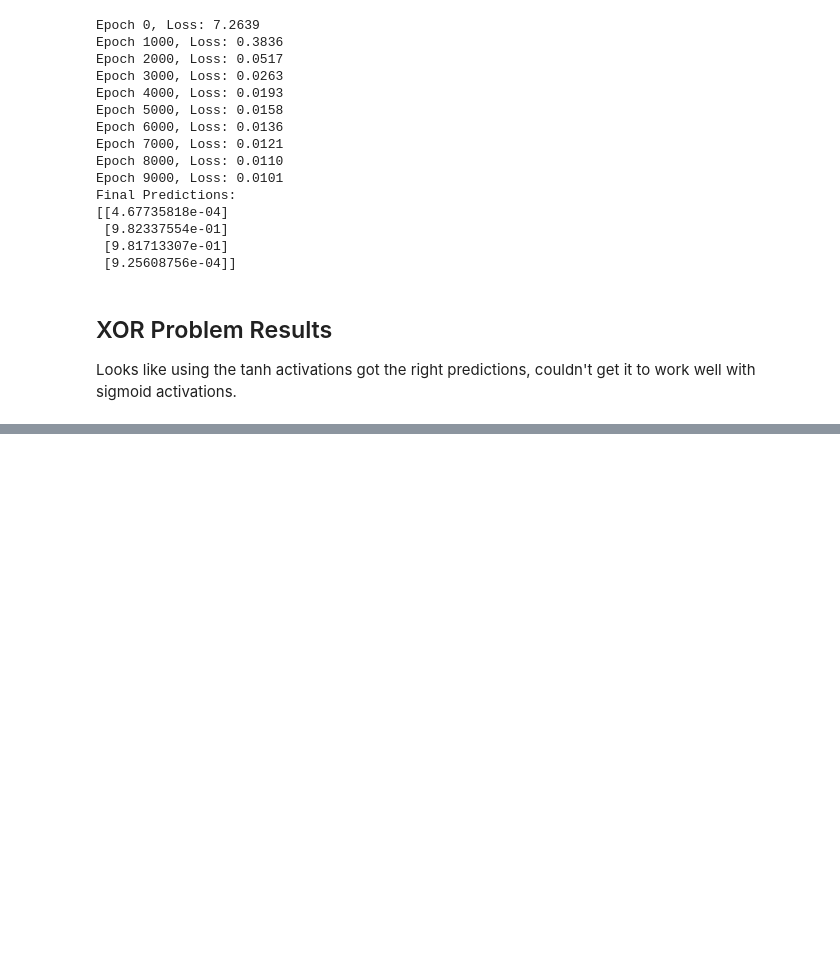
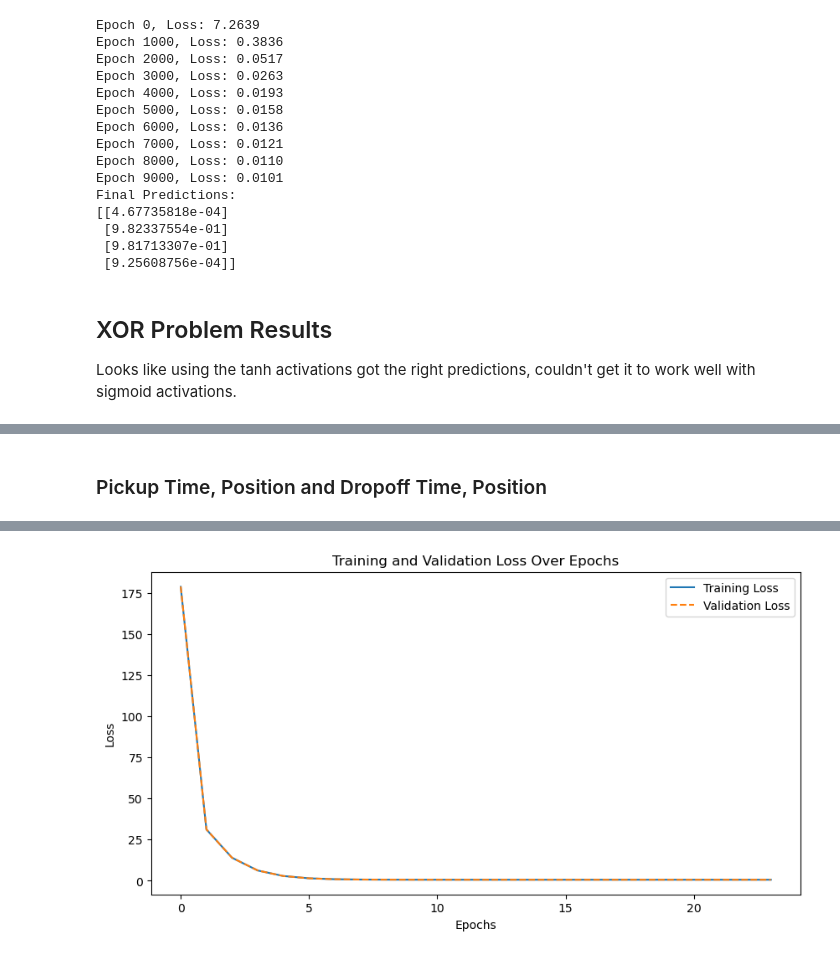
Before and after one commit to baileytnguyen/cse6363-assignment2, a Jupyter notebook: my_nn_library.ipynb, the cells around one changed output, grey strips where cells are left out. Saved outputs shown, nothing was run; the diff lists cells and outputs as text; code cells hidden in the pictures; blank space fills up the shorter version.

```diff
--- a/my_nn_library.ipynb
+++ b/my_nn_library.ipynb
@@ -342,0 +365,79 @@ Test Loss (MSE): 1.1754
+# %% [markdown]
+### Pickup Time, Position and Dropoff Time, Position
+# %%
+# Define the features we want to keep
+# Keep only pickup and drop off positions, and add pickup and dropoff month, day, hour
+features_model2 = ["pickup_longitude", "pickup_latitude", "dropoff_longitude", "dropoff_latitude",
+                   "pickup_month", "pickup_day", "pickup_hour", "dropoff_month", "dropoff_day", "dropoff_hour"]
+
+# Split 10% of the training data as validation set
+model2_x = select_features(X_train, features_model2)
+model2_y = y_train
+model2_x_train, model2_x_val, model2_y_train, model2_y_val = train_test_split(model2_x, model2_y, test_size=0.1, random_state=0)
+model2_x_test = select_features(X_test, features_model2)
+
+# print first train row
+print("\nFirst row of training data")
+print(model2_x_train.iloc[0])
+
+# Define Model
+model2 = Sequential()
+model2.add(LinearLayer(model2_x_train.shape[1], 4))
+model2.add(ReLU())
+model2.add(LinearLayer(4, 10))
+model2.add(ReLU())
+model2.add(LinearLayer(10, 1))
+##model2.add(ReLU())
+
+# Training Setup
+epochs_model2 = 100
+learning_rate_model2 = 0.01
+loss_function_model2 = MeanSquaredErrorLoss()
+
+best_loss_model2 = float("inf")
+patience_model2 = 3  # Early stopping patience
+stagnation_model2 = 0
+losses_model2 = []
+val_losses_model2 = []
+
+for epoch_model2 in range(epochs_model2):
+    predictions_model2 = model2.forward(model2_x_train)
+    loss_model2 = loss_function_model2.forward(predictions_model2, model2_y_train)
+    losses_model2.append(loss_model2)
+
+    val_predictions_model2 = model2.forward(model2_x_val)
+    val_loss_model2 = loss_function_model2.forward(val_predictions_model2, model2_y_val)
+    val_losses_model2.append(val_loss_model2)
+
+    print(f"Epoch {epoch_model2}, Loss: {loss_model2:.4f}, Val Loss: {val_loss_model2:.4f}")
+
+    grad_output_model2 = loss_function_model2.backward()
+    model2.backward(grad_output_model2, learning_rate_model2)
+
+    # Early stopping
+    if loss_model2 < best_loss_model2:
+        best_loss_model2 = loss_model2
+        stagnation_model2 = 0
+        print(f"Saving model at epoch {epoch_model2} with loss {loss_model2:.4f}")
+        model2.save_weights("best_model2")
+    else:
+        stagnation_model2 += 1
+        if stagnation_model2 >= patience_model2:
+            print("Early stopping triggered.")
+            break
+
+# Load best model and evaluate on test set
+test_predictions_model2 = model2.forward(model2_x_test)
+test_loss_model2 = loss_function_model2.forward(test_predictions_model2, y_test)
+print(f"Test Loss (MSE): {test_loss_model2:.4f}")
+
+# Plot Training and Validation Loss
+plt.figure(figsize=(10, 5))
+plt.plot(losses_model2, label='Training Loss')
+plt.plot(val_losses_model2, label='Validation Loss', linestyle='dashed')
+plt.xlabel('Epochs')
+plt.ylabel('Loss')
+plt.title('Training and Validation Loss Over Epochs')
+plt.legend()
+plt.show()
+# %% [output]
@@ -342,0 +461 @@ Test Loss (MSE): 1.1754
+[figure, added]
```
Also changed, not shown: parts of 9 cells of this notebook, 1 other file.
